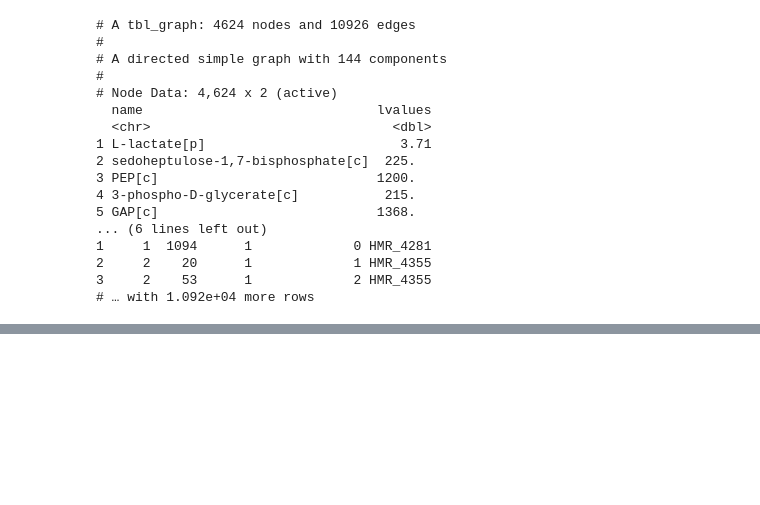
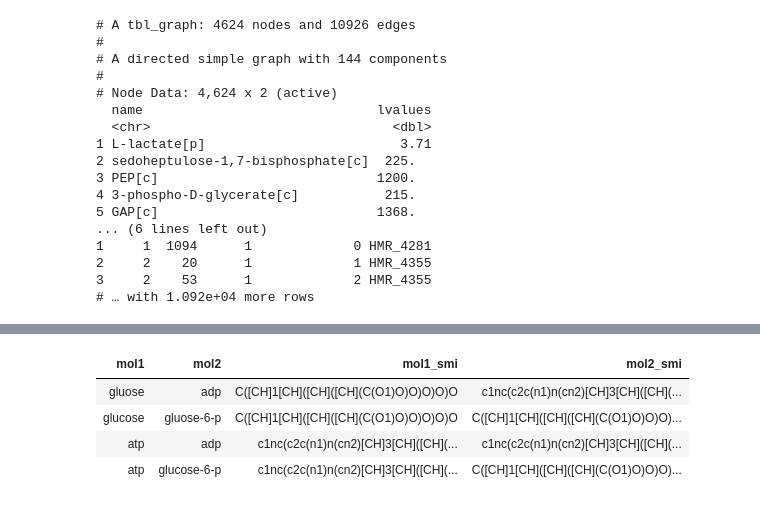
Before and after one commit to alperyilmaz/binder-chemminer, a Jupyter notebook: index.ipynb, the cells around one changed output, grey strips where cells are left out. Drawn from its saved outputs; the diff is of its cells as text; code cells hidden in the pictures; blank space fills up the shorter version.

```diff
--- a/index.ipynb
+++ b/index.ipynb
@@ -62,0 +142,18 @@ human_ma
+# %%
+glucose <- "C([CH]1[CH]([CH]([CH](C(O1)O)O)O)O)O"
+glucose6p <- "C([CH]1[CH]([CH]([CH](C(O1)O)O)O)O)OP(=O)(O)O"
+atp <- "c1nc(c2c(n1)n(cn2)[CH]3[CH]([CH]([CH](O3)COP(=O)(O)OP(=O)(O)OP(=O)(O)O)O)O)N"
+adp <- "c1nc(c2c(n1)n(cn2)[CH]3[CH]([CH]([CH](O3)COP(=O)(O)OP(=O)(O)O)O)O)N"
+
+glu_rxn <- tibble(mol1=c("gluose","glucose","atp","atp"),
+                 mol2=c("adp","gluose-6-p","adp","glucose-6-p"),
+                 mol1_smi=c(glucose,glucose,atp,atp),
+                 mol2_smi=c(adp,glucose6p,adp,glucose6p))
+# %%
+glu_rxn
+# %% [output]
+| mol1 | mol2 | mol1_smi | mol2_smi |
+| gluose | adp | C([CH]1[CH]([CH]([CH](C(O1)O)O)O)O)O | c1nc(c2c(n1)n(cn2)[CH]3[CH]([CH](... |
+| glucose | gluose-6-p | C([CH]1[CH]([CH]([CH](C(O1)O)O)O)O)O | C([CH]1[CH]([CH]([CH](C(O1)O)O)O)... |
+| atp | adp | c1nc(c2c(n1)n(cn2)[CH]3[CH]([CH](... | c1nc(c2c(n1)n(cn2)[CH]3[CH]([CH](... |
+| atp | glucose-6-p | c1nc(c2c(n1)n(cn2)[CH]3[CH]([CH](... | C([CH]1[CH]([CH]([CH](C(O1)O)O)O)... |
```
Also changed, not shown: parts of 11 cells of this notebook, 2 other files.
